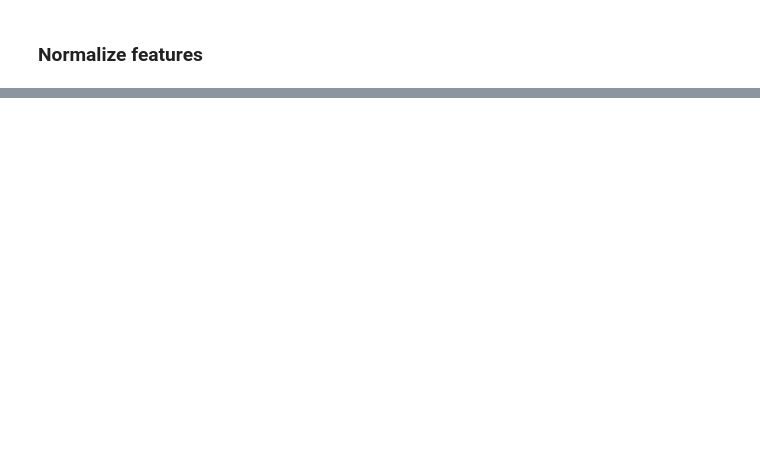
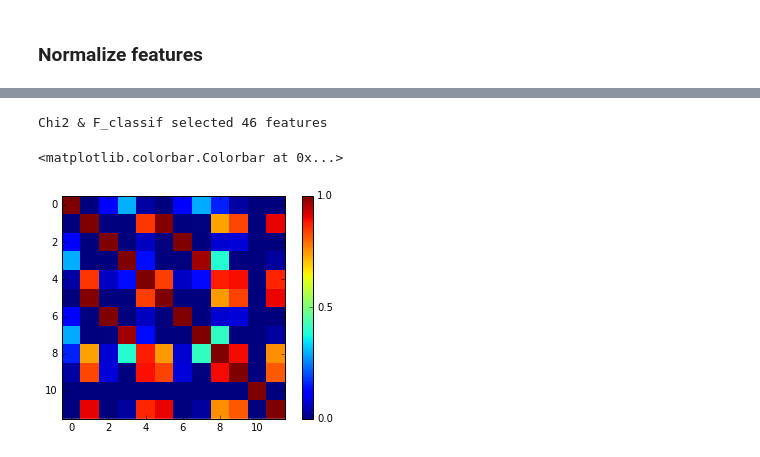
Before and after one commit to linhvannguyen/kaggle, a Jupyter notebook: santander/load_data.ipynb, the cells around one changed output, grey strips where cells are left out. Saved outputs shown, nothing was run; the diff lists cells and outputs as text; code cells hidden in the pictures; blank space fills up the shorter version.

```diff
--- a/santander/load_data.ipynb
+++ b/santander/load_data.ipynb
@@ -65,0 +68,37 @@ array([[-0.00761098,  0.00775795,  0.24193856,  0.04499668,  0.00614796,
+# %%
+Xdf_tr = df_train.iloc[:,1:-1]
+tdf_tr = df_train.TARGET
+
+from sklearn.preprocessing import Binarizer, scale
+
+p = 20 # percentage of selected features
+
+X_bin = Binarizer().fit_transform(scale(Xdf_tr))
+selectChi2 = SelectPercentile(chi2, percentile=p).fit(X_bin, tdf_tr)
+selectF_classif = SelectPercentile(f_classif, percentile=p).fit(Xdf_tr, tdf_tr)
+
+chi2_selected = selectChi2.get_support()
+chi2_selected_features = [ f for i,f in enumerate(Xdf_tr.columns) if chi2_selected[i]]
+
+f_classif_selected = selectF_classif.get_support()
+f_classif_selected_features = [ f for i,f in enumerate(Xdf_tr.columns) if f_classif_selected[i]]
+
+selected = chi2_selected & f_classif_selected
+print('Chi2 & F_classif selected {} features'.format(selected.sum()))
+features = [ f for f,s in zip(Xdf_tr.columns, selected) if s]
+
+from sklearn import preprocessing
+#X_tr = df_train[features].as_matrix()
+X_tr = preprocessing.scale(df_train[features].as_matrix())
+t_tr = df_train['TARGET'].as_matrix()
+# %% [output]
+Chi2 & F_classif selected 46 features
+# %%
+autocov = 1.0/N_tr*np.dot(np.transpose(X_tr),X_tr)
+
+fig2=plt.figure()
+cax=plt.imshow(autocov, interpolation='none',clim=[0,1],cmap='jet')
+fig2.colorbar(cax, ticks=[0, 0.5, 1])
+# %% [output]
+<matplotlib.colorbar.Colorbar at 0x...>
+[figure, added]
```
Also changed, not shown: parts of 18 cells of this notebook, 1 other file.
